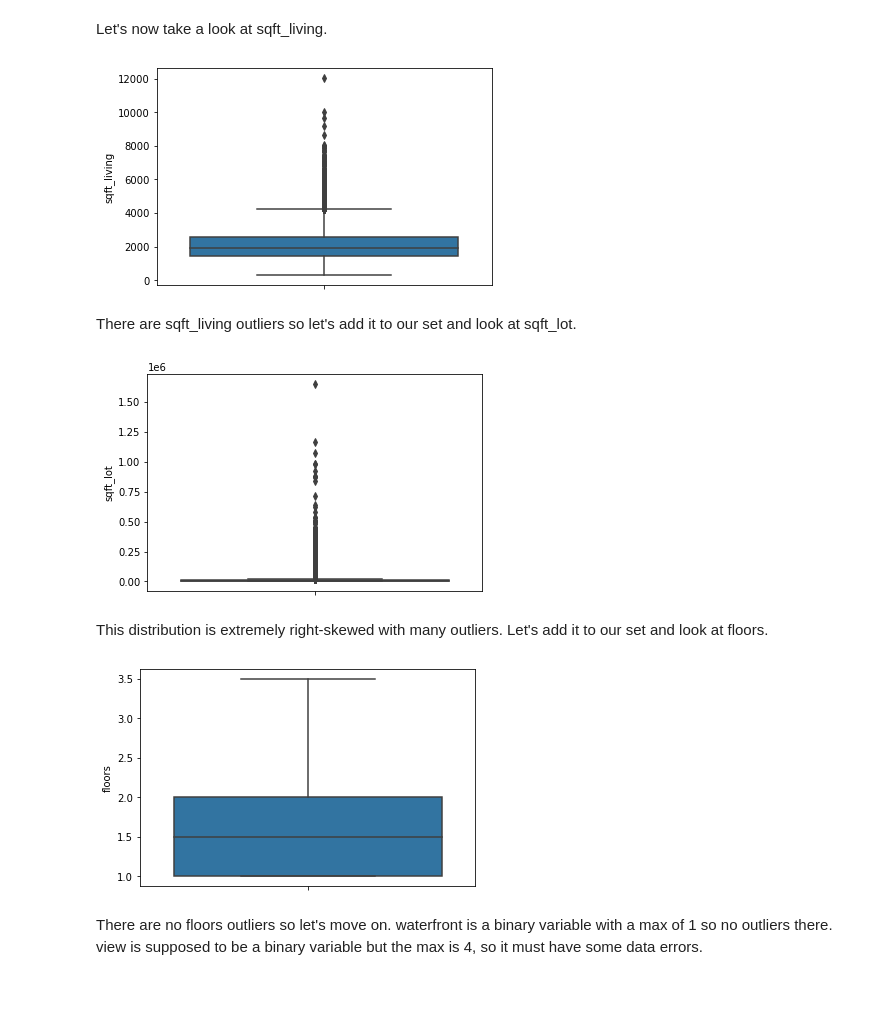
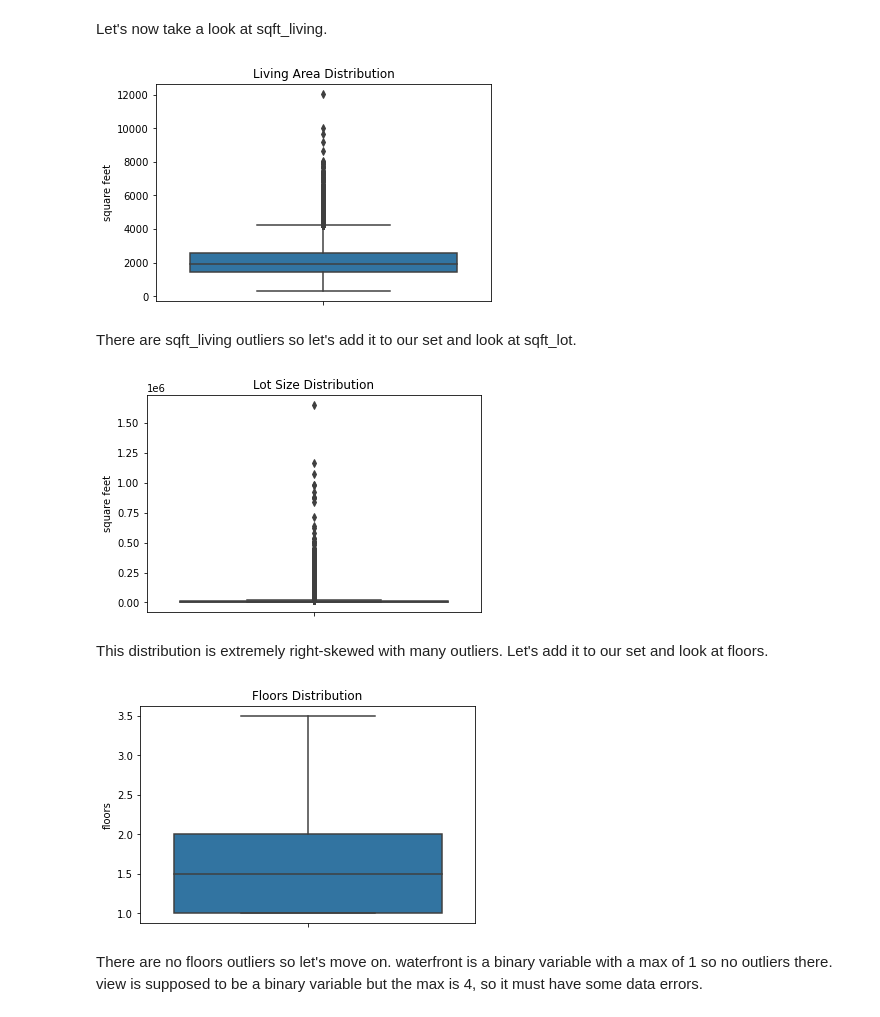
Before and after one commit to andrewabeles/seattle_home_sales, a Jupyter notebook: eda.ipynb, the cells around one changed output. Cells and saved outputs as stored; diff of their text form; code cells hidden in the pictures; blank space fills up the shorter version.

```diff
--- a/eda.ipynb
+++ b/eda.ipynb
@@ -108,28 +120,36 @@ columns_with_outliers.add('bathrooms')
 # %% [markdown]
 Let's now take a look at sqft_living.
 # %%
+fig, ax = plt.subplots()
+ax.set_title('Living Area Distribution')
 sns.boxplot(data=data, y='sqft_living')
+ax.set_ylabel('square feet')
 plt.show()
 # %% [output]
-[figure, old version]
+[figure, new version]
 # %% [markdown]
 There are sqft_living outliers so let's add it to our set and look at sqft_lot.
 # %%
 columns_with_outliers.add('sqft_living')
 # %%
+fig, ax = plt.subplots()
+ax.set_title('Lot Size Distribution')
 sns.boxplot(data=data, y='sqft_lot')
+ax.set_ylabel('square feet')
 plt.show()
 # %% [output]
-[figure, old version]
+[figure, new version]
 # %% [markdown]
 This distribution is extremely right-skewed with many outliers. Let's add it to our set and look at floors.
 # %%
 columns_with_outliers.add('sqft_lot')
 # %%
+fig, ax = plt.subplots()
+ax.set_title('Floors Distribution')
 sns.boxplot(data=data, y='floors')
 plt.show()
 # %% [output]
-[figure, old version]
+[figure, new version]
 # %% [markdown]
 There are no floors outliers so let's move on. waterfront is a binary variable with a max of 1 so no outliers there. view is supposed to be a binary variable but the max is 4, so it must have some data errors.
 # %%
```
Also changed, not shown: parts of 56 cells of this notebook.
